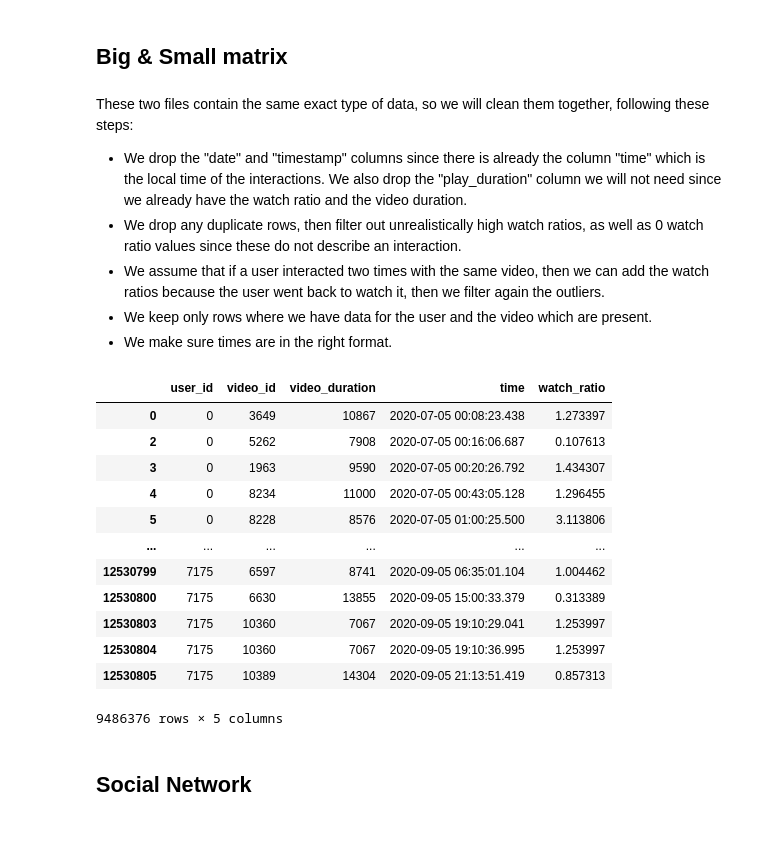
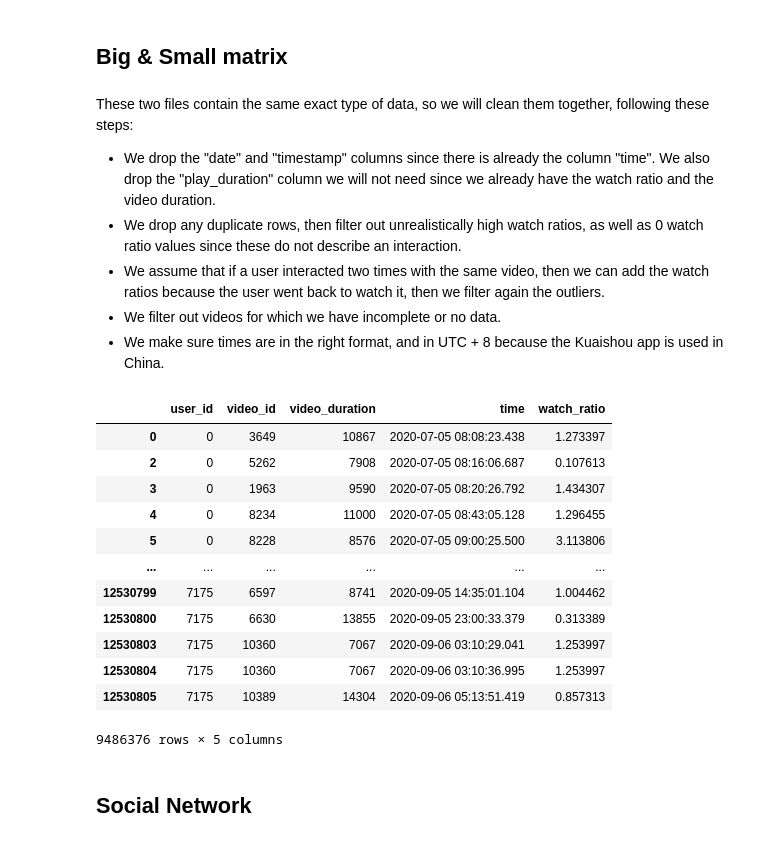
Before and after one commit to PamplemousseCru/FinalProject_2025_Matthias_Laithier, a Jupyter notebook: 01_Data_Preprocessing.ipynb, the cells around one changed output. Drawn from its saved outputs; the diff is of its cells as text; code cells hidden in the pictures.

```diff
--- a/01_Data_Preprocessing.ipynb
+++ b/01_Data_Preprocessing.ipynb
@@ -67,45 +65,45 @@ print(small_matrix["time"].min(), small_matrix["time"].max())"""
 ## Big & Small matrix
 # %% [markdown]
 These two files contain the same exact type of data, so we will clean them together, following these steps:
-- We drop the "date" and "timestamp" columns since there is already the column "time" which is the local time of the interactions. We also drop the "play_duration" column we will not need since we already have the watch ratio and the video duration.
+- We drop the "date" and "timestamp" columns since there is already the column "time". We also drop the "play_duration" column we will not need since we already have the watch ratio and the video duration.
 - We drop any duplicate rows, then filter out unrealistically high watch ratios, as well as 0 watch ratio values since these do not describe an interaction.
 - We assume that if a user interacted two times with the same video, then we can add the watch ratios because the user went back to watch it, then we filter again the outliers.
-- We keep only rows where we have data for the user and the video which are present.
-- We make sure times are in the right format.
+- We filter out videos for which we have incomplete or no data.
+- We make sure times are in the right format, and in UTC + 8 because the Kuaishou app is used in China.
 # %%
 def clean_big_small_matrix(df: pd.DataFrame) -> pd.DataFrame:
     cleaned = df.copy()
     cleaned = cleaned.drop(columns=["play_duration", "date", "timestamp"])
     # Remove duplicates, null values and filter out unrealistic watch_ratio values
     cleaned = cleaned.dropna().drop_duplicates()
     cleaned = cleaned[cleaned["watch_ratio"] < 5]
     cleaned = cleaned[cleaned["watch_ratio"] != 0]
     cleaned["watch_ratio"] = cleaned.groupby(["user_id", "video_id"])["watch_ratio"].transform("sum")
     cleaned = cleaned[cleaned["watch_ratio"] < 5]
     # Remove interactions with unknown users or unknown videos
     cleaned = cleaned[cleaned["user_id"].isin(known_user_ids)]
     cleaned = cleaned[cleaned["video_id"].isin(known_video_ids)]
     # Convert times to actual times
-    cleaned["time"] = pd.to_datetime(cleaned["time"], format="%Y-%m-%d %H:%M:%S.%f", errors="coerce")
+    cleaned["time"] = pd.to_datetime(cleaned["time"], format="%Y-%m-%d %H:%M:%S.%f", errors="coerce") + pd.Timedelta(hours=8)
     assert(not cleaned.isnull().sum().any())
     return cleaned
 
 small_matrix_cleaned = clean_big_small_matrix(small_matrix)
 big_matrix_cleaned = clean_big_small_matrix(big_matrix)
 big_matrix_cleaned
 # %% [output]
 |  | user_id | video_id | video_duration | time | watch_ratio |
-| 0 | 0 | 3649 | 10867 | 2020-07-05 00:08:23.438 | 1.273397 |
-| 2 | 0 | 5262 | 7908 | 2020-07-05 00:16:06.687 | 0.107613 |
-| 3 | 0 | 1963 | 9590 | 2020-07-05 00:20:26.792 | 1.434307 |
-| 4 | 0 | 8234 | 11000 | 2020-07-05 00:43:05.128 | 1.296455 |
-| 5 | 0 | 8228 | 8576 | 2020-07-05 01:00:25.500 | 3.113806 |
+| 0 | 0 | 3649 | 10867 | 2020-07-05 08:08:23.438 | 1.273397 |
+| 2 | 0 | 5262 | 7908 | 2020-07-05 08:16:06.687 | 0.107613 |
+| 3 | 0 | 1963 | 9590 | 2020-07-05 08:20:26.792 | 1.434307 |
+| 4 | 0 | 8234 | 11000 | 2020-07-05 08:43:05.128 | 1.296455 |
+| 5 | 0 | 8228 | 8576 | 2020-07-05 09:00:25.500 | 3.113806 |
 | ... | ... | ... | ... | ... | ... |
-| 12530799 | 7175 | 6597 | 8741 | 2020-09-05 06:35:01.104 | 1.004462 |
-| 12530800 | 7175 | 6630 | 13855 | 2020-09-05 15:00:33.379 | 0.313389 |
-| 12530803 | 7175 | 10360 | 7067 | 2020-09-05 19:10:29.041 | 1.253997 |
-| 12530804 | 7175 | 10360 | 7067 | 2020-09-05 19:10:36.995 | 1.253997 |
-| 12530805 | 7175 | 10389 | 14304 | 2020-09-05 21:13:51.419 | 0.857313 |
+| 12530799 | 7175 | 6597 | 8741 | 2020-09-05 14:35:01.104 | 1.004462 |
+| 12530800 | 7175 | 6630 | 13855 | 2020-09-05 23:00:33.379 | 0.313389 |
+| 12530803 | 7175 | 10360 | 7067 | 2020-09-06 03:10:29.041 | 1.253997 |
+| 12530804 | 7175 | 10360 | 7067 | 2020-09-06 03:10:36.995 | 1.253997 |
+| 12530805 | 7175 | 10389 | 14304 | 2020-09-06 05:13:51.419 | 0.857313 |
 9486376 rows × 5 columns
 # %% [markdown]
 ## Social Network
```
Also changed, not shown: parts of 16 cells of this notebook, 2 other files.
